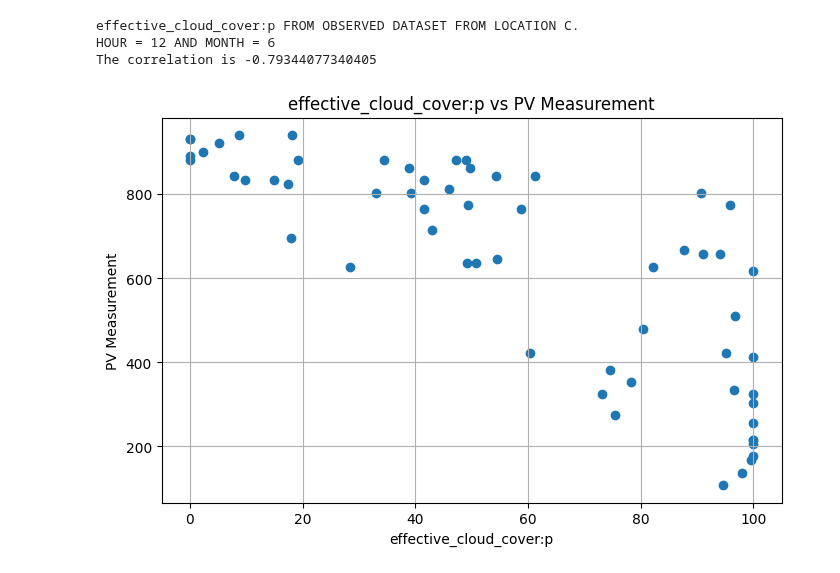
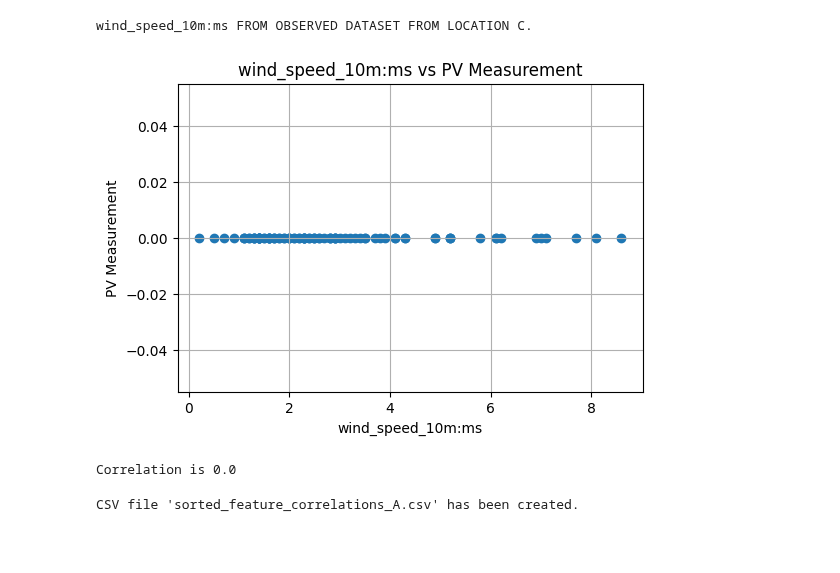
Before and after one commit to simenstang/TDT4173, a Jupyter notebook: data/long_notebook.ipynb, the cells around one changed output. Cells and saved outputs as stored; diff of their text form; code cells hidden in the pictures; blank space fills up the shorter version.

Commit message:
Lagde en korrelasjons rangering

```diff
--- a/data/long_notebook.ipynb
+++ b/data/long_notebook.ipynb
@@ -129,15 +148,16 @@ Index(['date_forecast', 'absolute_humidity_2m:gm3', 'air_density_2m:kgm3',
       dtype='object')
 # %%
 # Spesify hour (example: 12) and/or month (example: 6). Either of them can be None.
-# Choose your feature. If you spesify 'feauture' to be None, then it will plot for ALL feautures.
+# Choose your feature. If you spesify 'feature' to be None, then it will plot for ALL feautures.
 
-hour = 12
-month = 6
-feature = 'effective_cloud_cover:p'
+hour = 4
+month = 11
+feature = 'wind_speed_10m:ms'
 
-plotter.plot_feature_analysis(observed=observed, feature=feature, hour=hour, month=month)
+corr = plotter.plot_feature_analysis(observed=observed, plot=True, feature=feature, hour=hour, month=month)
+if corr is not None:
+    print("Correlation is", corr)
 # %% [output]
-effective_cloud_cover:p FROM OBSERVED DATASET FROM LOCATION C.
-HOUR = 12 AND MONTH = 6
-The correlation is -0.79344077340405
+wind_speed_10m:ms FROM OBSERVED DATASET FROM LOCATION C.
-[figure, old version]
+[figure, new version]
+Correlation is 0.0
@@ -145,0 +171,40 @@ The correlation is -0.79344077340405
+# %%
+# ITERATE THROUGH ALL COMBINATIONS OF MONTHS AND HOURS FOR A CHOSEN LOCATION AND SORT ON CORRELATION
+# CREATES .CSV FILE
+# NOTE Takes a long time to run
+
+dataset = 'A'
+observed = True
+
+########################################################################################################################
+
+if observed: all_features = plotter.get_all_features_observed()
+else: plotter.get_all_features_estimated()
+
+hours = list(range(24))
+months = list(range(1, 13))
+
+observations = []
+for feature in all_features:
+    for hour in hours:
+        for month in months:
+            corr = plotter.plot_feature_against_y(feature=feature, observed=observed, plot=False, hour=hour, month=month)
+            obsvervation = Observation(feature, hour, month, corr)
+            observations.append(obsvervation)
+
+sorted_observations = sorted(observations, key=lambda x: -abs(x.corr))
+
+if observed: csv_filename = "sorted_feature_correlations_" + dataset + "_observed.csv"
+else: csv_filename = "sorted_feature_correlations_" + dataset + "_estimated.csv"
+
+with open(csv_filename, mode='w', newline='') as csv_file:
+    csv_writer = csv.writer(csv_file)
+    csv_writer.writerow(['Feature', 'Hour', 'Month', 'Correlation'])
+
+    for obs in sorted_observations:
+        row_data = [obs.feature, obs.hour, obs.month, obs.corr]
+        csv_writer.writerow(row_data)
+
+print(f"CSV file '{csv_filename}' has been created.")
+# %% [output]
+CSV file 'sorted_feature_correlations_A.csv' has been created.
```
Also changed, not shown: parts of 5 cells of this notebook, 1 other file.
